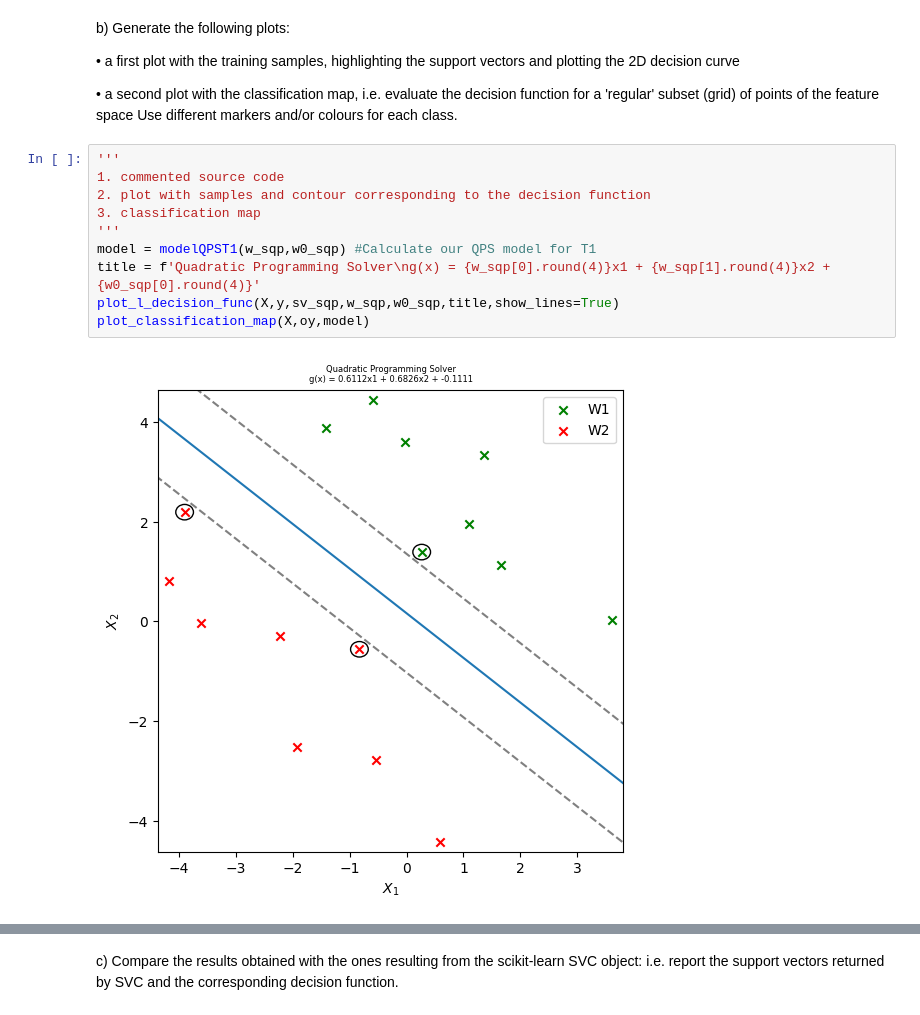
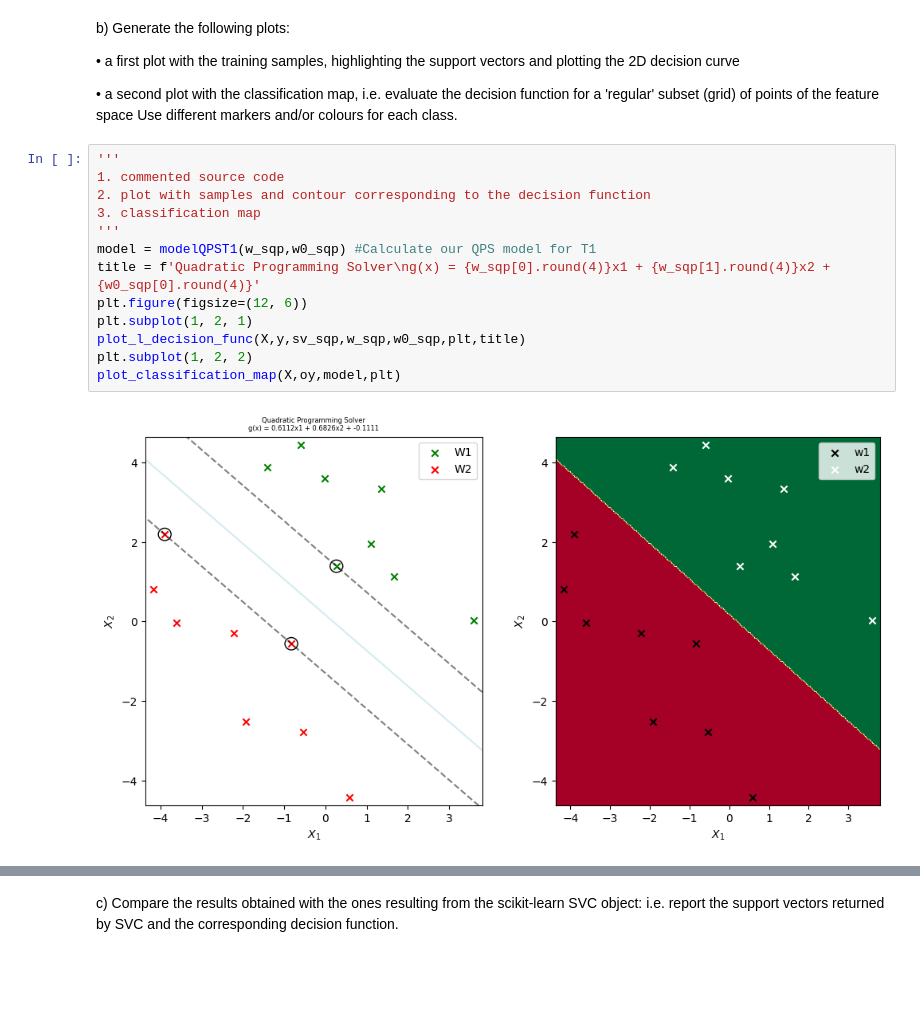
Before and after one commit to pedromartip/Instance-based-learning, a Jupyter notebook: NewHandout3.ipynb, the cells around one changed output, grey strips where cells are left out. Saved outputs shown, nothing was run; the diff lists cells and outputs as text; blank space fills up the shorter version.

```diff
--- a/NewHandout3.ipynb
+++ b/NewHandout3.ipynb
@@ -272,12 +262,15 @@ Use different markers and/or colours for each class.
 # %%
 '''
 1. commented source code
 2. plot with samples and contour corresponding to the decision function
 3. classification map
 '''
 model = modelQPST1(w_sqp,w0_sqp) #Calculate our QPS model for T1
 title = f'Quadratic Programming Solver\ng(x) = {w_sqp[0].round(4)}x1 + {w_sqp[1].round(4)}x2 + {w0_sqp[0].round(4)}'
-plot_l_decision_func(X,y,sv_sqp,w_sqp,w0_sqp,title,show_lines=True)
-plot_classification_map(X,oy,model)
+plt.figure(figsize=(12, 6))
+plt.subplot(1, 2, 1)
+plot_l_decision_func(X,y,sv_sqp,w_sqp,w0_sqp,plt,title)
+plt.subplot(1, 2, 2)
+plot_classification_map(X,oy,model,plt)
 # %% [output]
-[figure, old version]
+[figure, new version]
```
Also changed, not shown: parts of 15 cells of this notebook.
